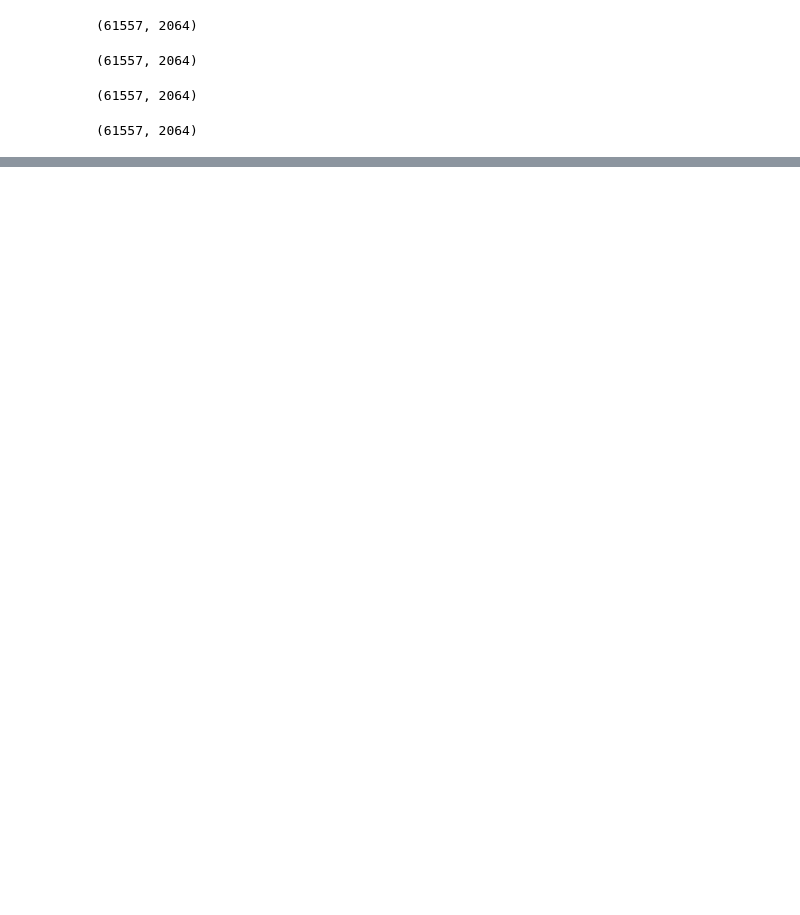
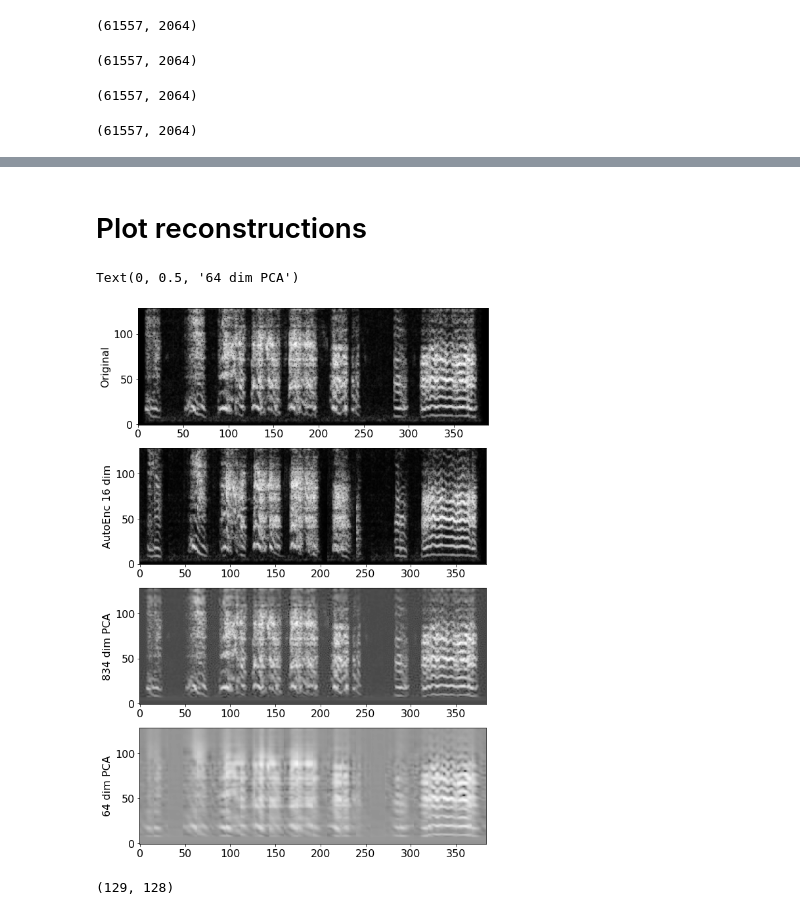
Before and after one commit to GaganNarula/birdsong_gan, a Jupyter notebook: birdsong_gan/notebooks/gn_compare_pca.ipynb, the cells around one changed output, grey strips where cells are left out. Drawn from its saved outputs; the diff is of its cells as text; code cells hidden in the pictures; blank space fills up the shorter version.

```diff
--- a/birdsong_gan/notebooks/gn_compare_pca.ipynb
+++ b/birdsong_gan/notebooks/gn_compare_pca.ipynb
@@ -82,17 +149,17 @@ Xorig.shape
 # %% [output]
 (61557, 2064)
 # %%
-Xhat = make_vectors(Xhat)
-Xhat.shape
+Xhat_vec = make_vectors(Xhat)
+Xhat_vec.shape
 # %% [output]
 (61557, 2064)
 # %%
-Xhat_pca = make_vectors(Xhat_pca)
-Xhat_pca.shape
+Xhat_pca_vec = make_vectors(Xhat_pca)
+Xhat_pca_vec.shape
 # %% [output]
 (61557, 2064)
 # %%
-Xhat_low_pca = make_vectors(Xhat_low_pca)
-Xhat_low_pca.shape
+Xhat_low_pca_vec = make_vectors(Xhat_low_pca)
+Xhat_low_pca_vec.shape
 # %% [output]
 (61557, 2064)
@@ -114,0 +184,2 @@ print(L1_gan, L1_pca, L1_low_pca)
+# %% [markdown]
+# Plot reconstructions
@@ -114,0 +188,24 @@ print(L1_gan, L1_pca, L1_low_pca)
+# %%
+N = 30
+# %%
+fig, ax = plt.subplots(nrows=4, ncols=1, figsize=(22,15))
+
+# original
+ax[0].imshow(rescale_spectrogram(X[N]), origin='lower', cmap='gray')
+ax[0].set_ylabel('Original')
+
+ax[1].imshow(rescale_spectrogram(Xhat[N]), origin='lower', cmap='gray')
+ax[1].set_ylabel('AutoEnc 16 dim')
+
+ax[2].imshow(rescale_spectrogram(Xhat_pca[N]), origin='lower', cmap='gray')
+ax[2].set_ylabel(f'{pca_model.n_components_} dim PCA')
+
+ax[3].imshow(rescale_spectrogram(Xhat_low_pca[N]), origin='lower', cmap='gray')
+ax[3].set_ylabel('64 dim PCA')
+
+#plt.savefig('/home/songbird/Dropbox/Work/MDGAN_paper/Figures_for_paper/Final_figures/Figure1/AE_vs_PCA_r15y5_nz16_day18_3.png', dpi=100,
+#           format='png')
+#plt.close()
+# %% [output]
+Text(0, 0.5, '64 dim PCA')
+[figure, added]
@@ -114,0 +271,4 @@ print(L1_gan, L1_pca, L1_low_pca)
+# %%
+Xhat_low_pca[0].shape
+# %% [output]
+(129, 128)
```
Also changed, not shown: parts of 29 cells of this notebook.
